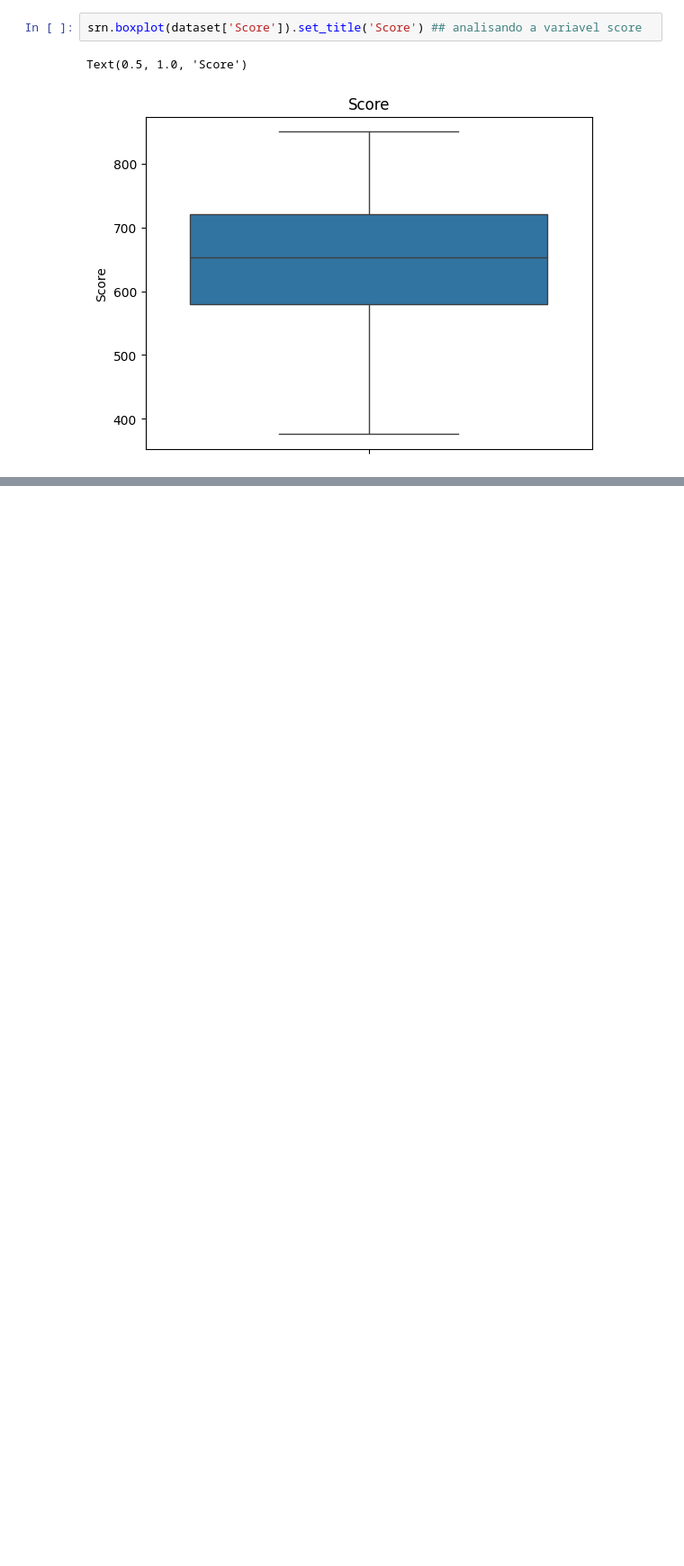
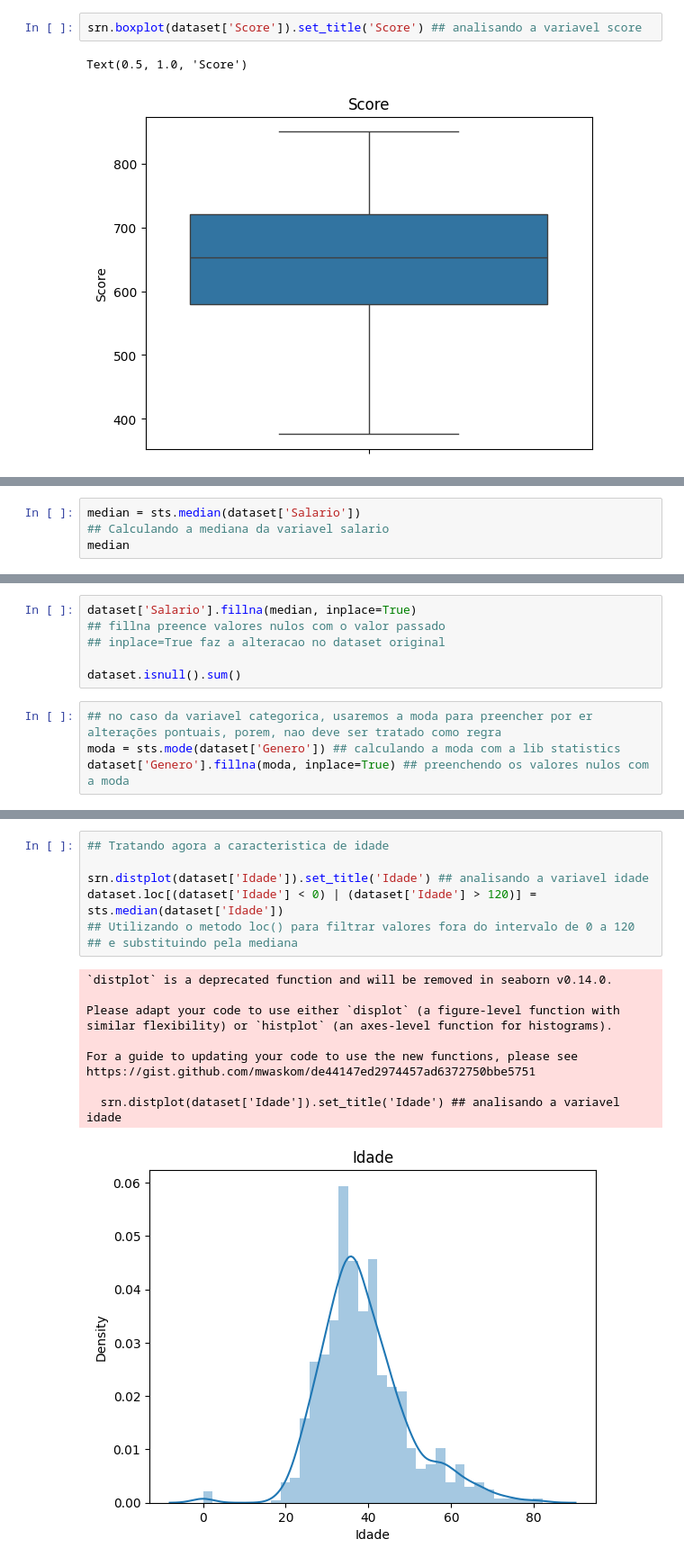
Before and after one commit to RafaelGBarros/data_science_estudos, a Jupyter notebook: remoto/codigos/ChurnAnaliysis.ipynb, the cells around one changed output, grey strips where cells are left out. Shown: that part at 90% size. Drawn from its saved outputs; the diff is of its cells as text; blank space fills up the shorter version.

```diff
--- a/remoto/codigos/ChurnAnaliysis.ipynb
+++ b/remoto/codigos/ChurnAnaliysis.ipynb
@@ -56,0 +83,4 @@ Text(0.5, 1.0, 'Score')
+# %%
+median = sts.median(dataset['Salario'])
+## Calculando a mediana da variavel salario
+median
@@ -56,0 +89,10 @@ Text(0.5, 1.0, 'Score')
+# %%
+dataset['Salario'].fillna(median, inplace=True)
+## fillna preence valores nulos com o valor passado
+## inplace=True faz a alteracao no dataset original
+
+dataset.isnull().sum()
+# %%
+## no caso da variavel categorica, usaremos a moda para preencher por er alterações pontuais, porem, nao deve ser tratado como regra
+moda = sts.mode(dataset['Genero']) ## calculando a moda com a lib statistics
+dataset['Genero'].fillna(moda, inplace=True) ## preenchendo os valores nulos com a moda
@@ -56,0 +103,18 @@ Text(0.5, 1.0, 'Score')
+# %%
+## Tratando agora a caracteristica de idade
+
+srn.distplot(dataset['Idade']).set_title('Idade') ## analisando a variavel idade
+dataset.loc[(dataset['Idade'] < 0) | (dataset['Idade'] > 120)] = sts.median(dataset['Idade'])
+## Utilizando o metodo loc() para filtrar valores fora do intervalo de 0 a 120
+## e substituindo pela mediana
+# %% [output]
+`distplot` is a deprecated function and will be removed in seaborn v0.14.0.
+
+Please adapt your code to use either `displot` (a figure-level function with
+similar flexibility) or `histplot` (an axes-level function for histograms).
+
+For a guide to updating your code to use the new functions, please see
+https://gist.github.com/mwaskom/de44147ed2974457ad6372750bbe5751
+
+  srn.distplot(dataset['Idade']).set_title('Idade') ## analisando a variavel idade
+[figure, added]
```
Also changed, not shown: parts of 8 cells of this notebook.
